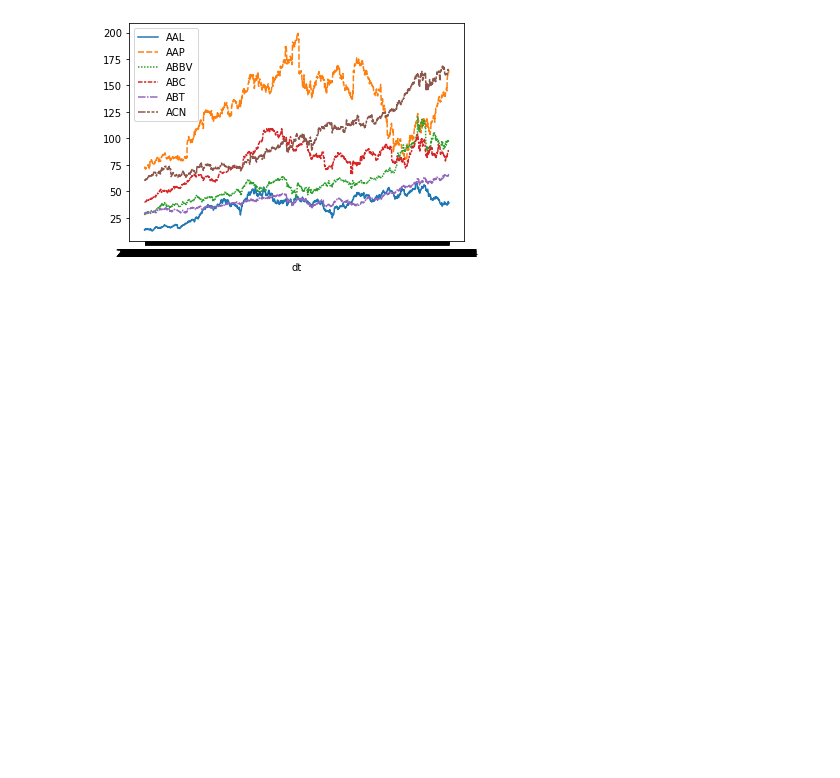
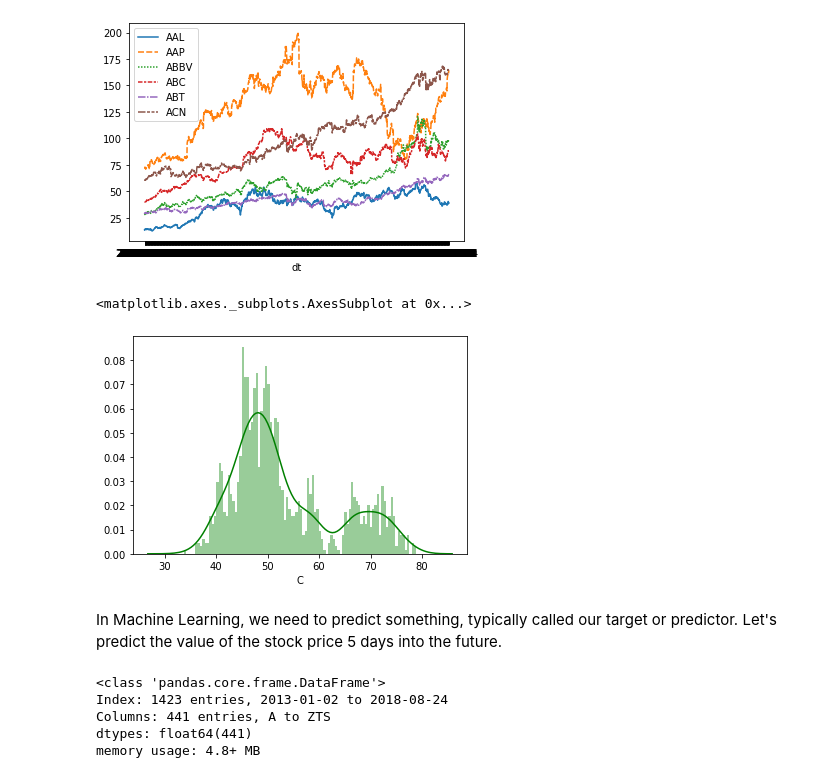
Before and after one commit to microsoft/Reactors, a Jupyter notebook: Machine_Learning_2/Capstone.ipynb, the cells around one changed output. Drawn from its saved outputs; the diff is of its cells as text; code cells hidden in the pictures; blank space fills up the shorter version.

```diff
--- a/Machine_Learning_2/Capstone.ipynb
+++ b/Machine_Learning_2/Capstone.ipynb
@@ -128,3 +128,22 @@ sns.lineplot(data=closes[['AAL', 'AAP', 'ABBV', 'ABC', 'ABT', 'ACN']])
 # %% [output]
 <matplotlib.axes._subplots.AxesSubplot at 0x...>
 [figure]
+# %%
+# We can look at the distribution of prices
+# What do you think you see here
+# If you are wondering about the curve over the histogram, it is called a Kernel Density Estimate and can be thought of as an estimate of what probability distribution might have generated this data.
+sns.distplot(closes['C'].dropna(),bins=100,color='green')
+# %% [output]
+<matplotlib.axes._subplots.AxesSubplot at 0x...>
+[figure, added]
+# %% [markdown]
+In Machine Learning, we need to predict something, typically called our target or predictor. Let's predict the value of the stock price 5 days into the future.
+# %%
+closes_target = closes.shift(-5)
+closes_target.info()
+# %% [output]
+<class 'pandas.core.frame.DataFrame'>
+Index: 1423 entries, 2013-01-02 to 2018-08-24
+Columns: 441 entries, A to ZTS
+dtypes: float64(441)
+memory usage: 4.8+ MB
```
Also changed, not shown: parts of 16 cells of this notebook.
